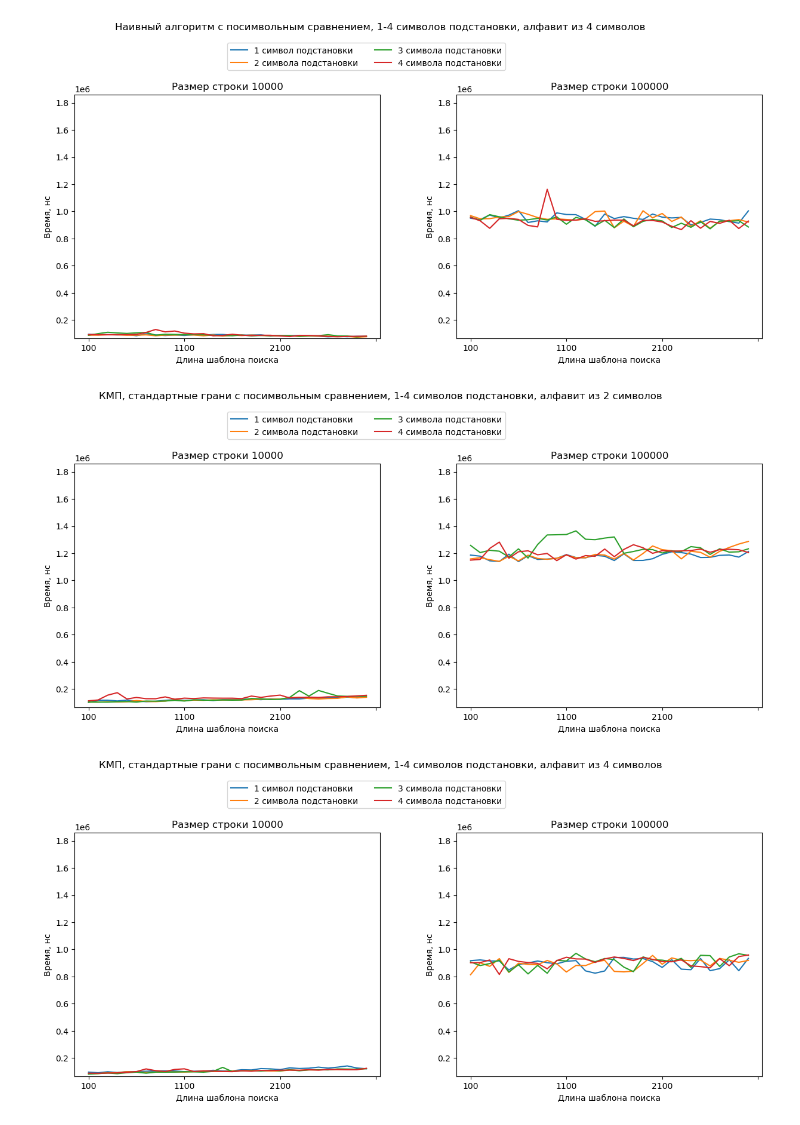
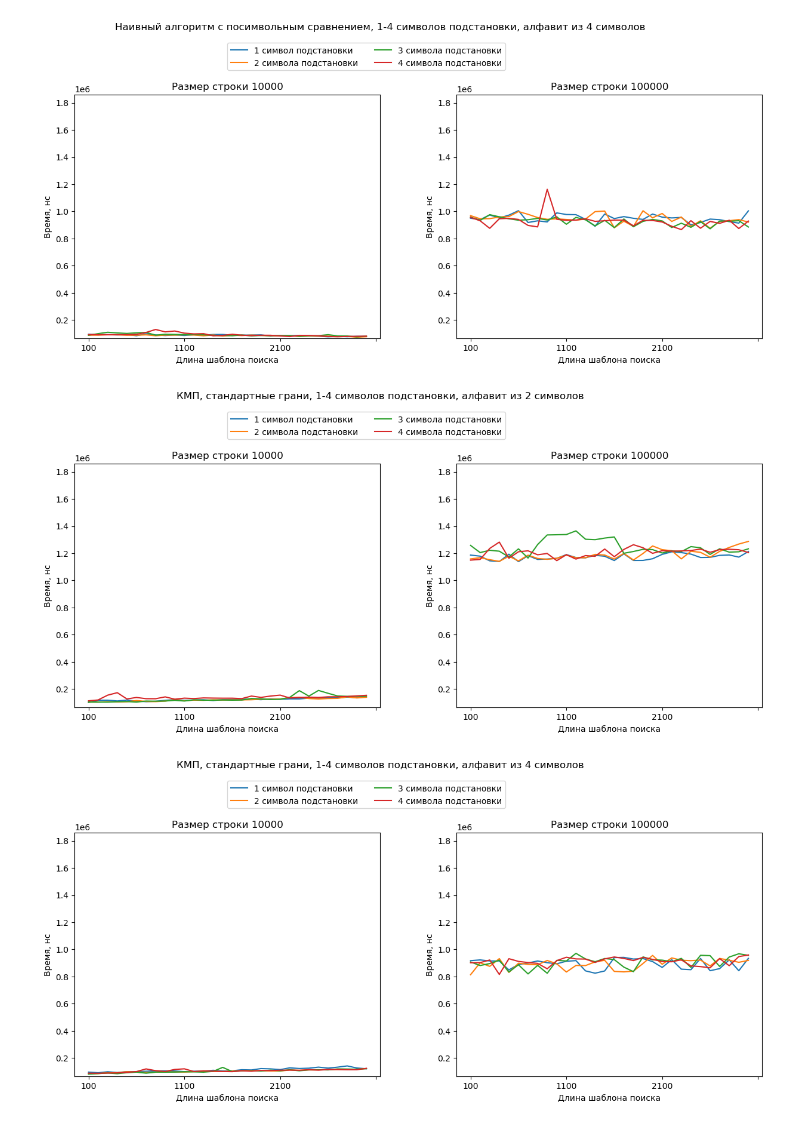
Before and after one commit to KobyzevIlya/KDZ, a Jupyter notebook: KDZ-2/report/ipynb/charts.ipynb, the cells around one changed output. Cells and saved outputs as stored; diff of their text form; code cells hidden in the pictures.

```diff
--- a/KDZ-2/report/ipynb/charts.ipynb
+++ b/KDZ-2/report/ipynb/charts.ipynb
@@ -102,11 +102,11 @@ print_two_mod_plots(mod_small[4:8], mod_big[4:8], 'Наивный алгорит
 # %% [output]
 [figure]
 # %%
-print_two_mod_plots(mod_small[8:12], mod_big[8:12], 'КМП, стандартные грани с посимвольным сравнением, 1-4 символов подстановки, алфавит из 2 символов', scale=True)
+print_two_mod_plots(mod_small[8:12], mod_big[8:12], 'КМП, стандартные грани, 1-4 символов подстановки, алфавит из 2 символов', scale=True)
 # %% [output]
-[figure, old version]
+[figure, new version]
 # %%
-print_two_mod_plots(mod_small[12:16], mod_big[12:16], 'КМП, стандартные грани с посимвольным сравнением, 1-4 символов подстановки, алфавит из 4 символов', scale=True)
+print_two_mod_plots(mod_small[12:16], mod_big[12:16], 'КМП, стандартные грани, 1-4 символов подстановки, алфавит из 4 символов', scale=True)
 # %% [output]
-[figure, old version]
+[figure, new version]
 # %%
```
Also changed, not shown: parts of 6 cells of this notebook, 10 other files.
